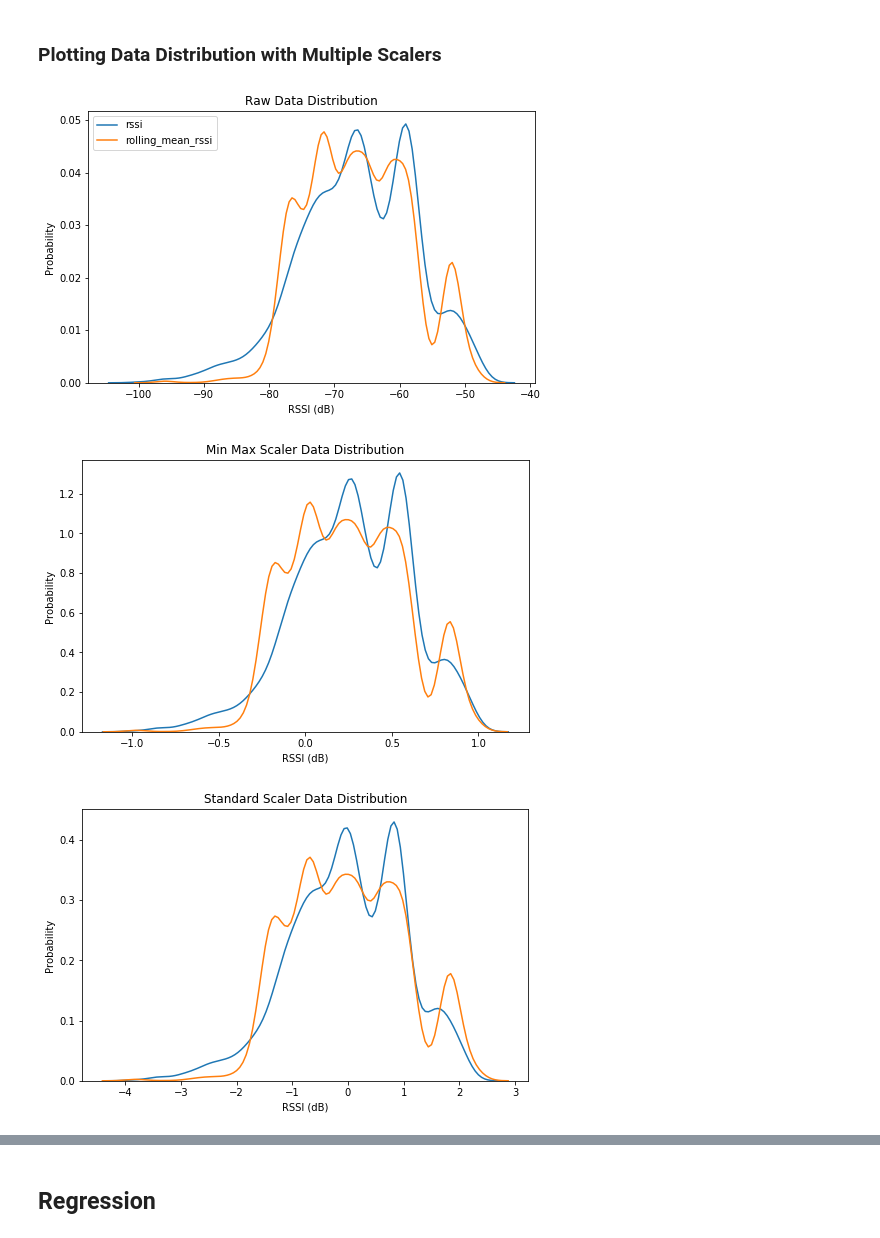
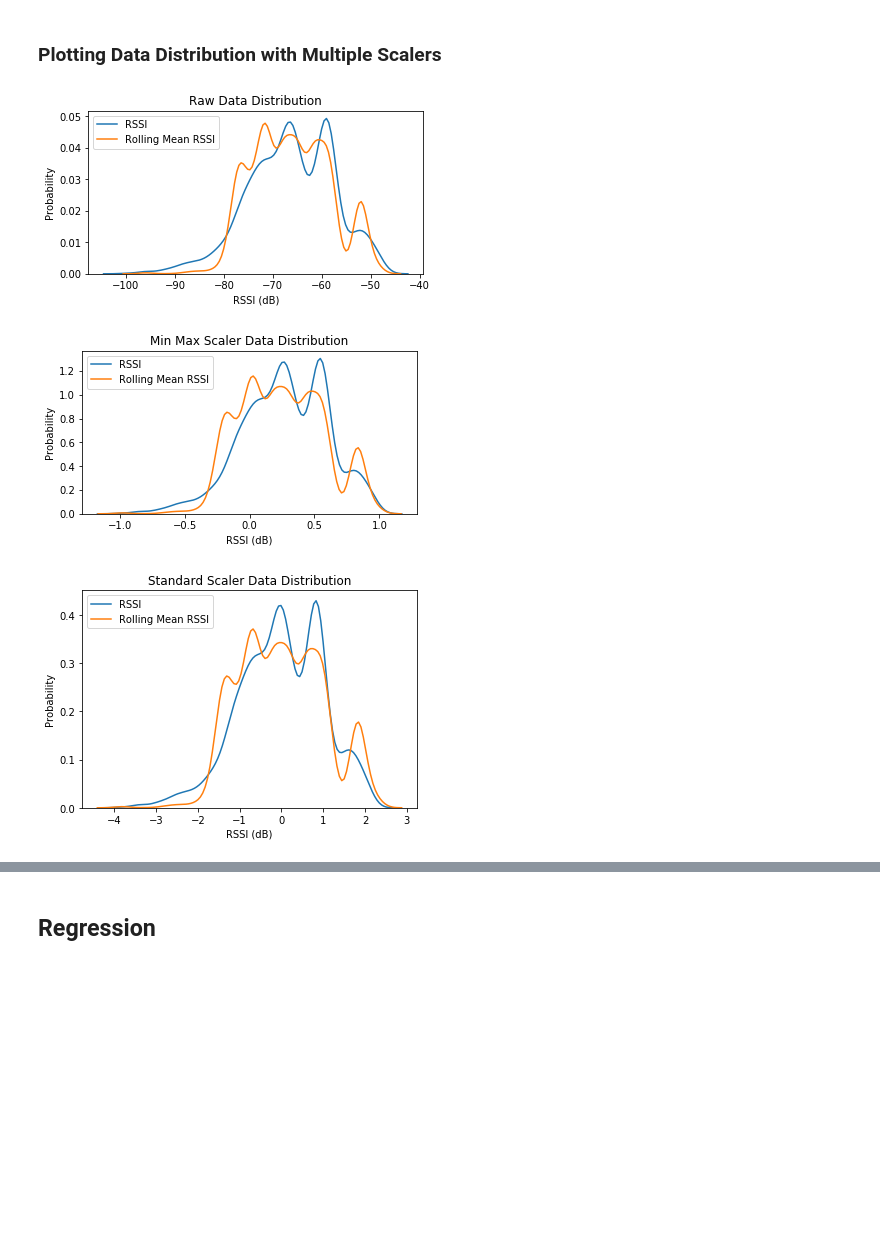
Before and after one commit to YanuX-Framework/YanuX-Cruncher, a Jupyter notebook: BluetoothLowEnergyBeaconsExperiments.ipynb, the cells around one changed output, grey strips where cells are left out. Drawn from its saved outputs; the diff is of its cells as text; code cells hidden in the pictures; blank space fills up the shorter version.

```diff
--- a/BluetoothLowEnergyBeaconsExperiments.ipynb
+++ b/BluetoothLowEnergyBeaconsExperiments.ipynb
@@ -187,6 +188,16 @@ data = pd.concat(tables.values(), ignore_index=True)
 # grouping turns out not to be enough to slice the data on "per log" basis.
 data = data.groupby(['device','distance']).apply(per_group).reset_index(drop=True)
 
+# Just setting some proximity labels based on distance.
+# This may be useful if we end up deciding that classification is better than regression for our use case.
+# The labels are open to discussion, but these distances are based on Edward T. Hall proxemics theory:
+# - https://en.wikipedia.org/wiki/Proxemics#/media/File:Personal_Space.svg
+data.loc[data.distance <= 0.4572, 'proximity'] = 'intimate_space'
+data.loc[(data['distance'] > 0.4572) & (data['distance'] <= 1.2192), 'proximity'] = 'personal_space'
+data.loc[(data['distance'] > 1.2192) & (data['distance'] <= 3.6576), 'proximity'] = 'social_space'
+data.loc[(data['distance'] > 3.6576) & (data['distance'] <= 7.62), 'proximity'] = 'public_space'
+data.loc[data['distance'] > 7.62, 'proximity'] = 'far_away'
+
 # Save the DataFrame to a CSV file.
 data.to_csv('out/beacons.csv')
 # Save the DataFrame to an Excel file
@@ -215,38 +226,38 @@ data
 # %% [markdown]
 ### Plotting Data Distribution with Multiple Scalers
 # %%
-plt.figure(figsize=(8,5))
+plt.figure(figsize=(6,3))
 plt.title('Raw Data Distribution')
-sns.kdeplot(data['rssi']);
-sns.kdeplot(data['rolling_mean_rssi']);
+sns.kdeplot(data['rssi'], label='RSSI');
+sns.kdeplot(data['rolling_mean_rssi'], label='Rolling Mean RSSI');
 plt.xlabel('RSSI (dB)')
 plt.ylabel('Probability')
 plt.show()
 
-plt.figure(figsize=(8,5))
+plt.figure(figsize=(6,3))
 plt.title('Min Max Scaler Data Distribution')
-sns.kdeplot(minmax_scale(data['rssi'], (-1,1)))
-sns.kdeplot(minmax_scale(data['rolling_mean_rssi'], (-1,1)));
+sns.kdeplot(minmax_scale(data['rssi'], (-1,1)), label='RSSI')
+sns.kdeplot(minmax_scale(data['rolling_mean_rssi'], (-1,1)), label='Rolling Mean RSSI');
 plt.xlabel('RSSI (dB)')
 plt.ylabel('Probability')
 plt.show()
 
-plt.figure(figsize=(8,5))
+plt.figure(figsize=(6,4))
 plt.title('Standard Scaler Data Distribution')
-sns.kdeplot(scale(data['rssi']))
-sns.kdeplot(scale(data['rolling_mean_rssi']));
+sns.kdeplot(scale(data['rssi']), label='RSSI')
+sns.kdeplot(scale(data['rolling_mean_rssi']), label='Rolling Mean RSSI');
 plt.xlabel('RSSI (dB)')
 plt.ylabel('Probability')
 plt.show()
 
-plt.figure(figsize=(8,5))
+plt.figure(figsize=(6,3))
 plt.title('Robust Scaler Data Distribution')
-sns.kdeplot(robust_scale(data['rssi']))
-sns.kdeplot(robust_scale(data['rolling_mean_rssi']));
+sns.kdeplot(robust_scale(data['rssi']), label='RSSI')
+sns.kdeplot(robust_scale(data['rolling_mean_rssi']), label='Rolling Mean RSSI');
 plt.xlabel('RSSI (dB)')
 plt.ylabel('Probability')
 plt.show()
 # %% [output]
-[figure, old version]
+[figure, new version]
-[figure, old version]
+[figure, new version]
-[figure, old version]
+[figure, new version]
```
Also changed, not shown: parts of 22 cells of this notebook.
